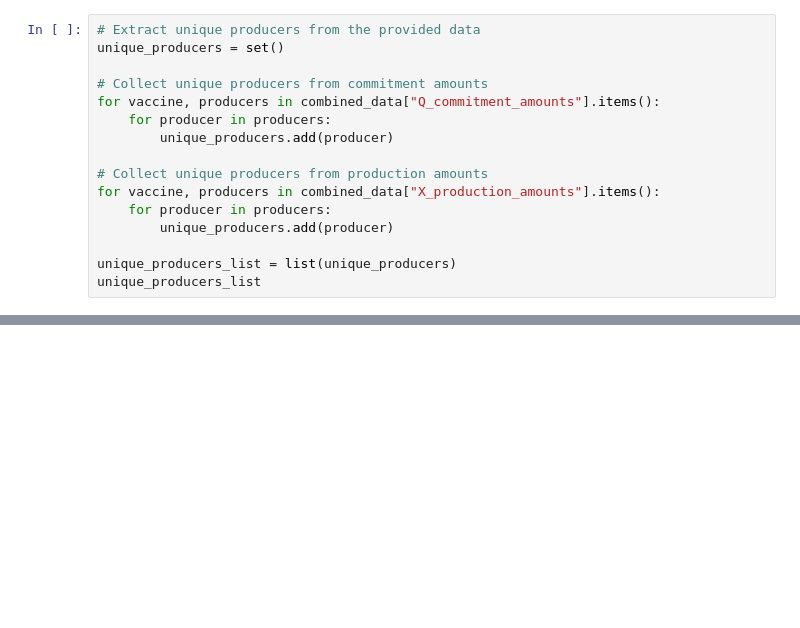
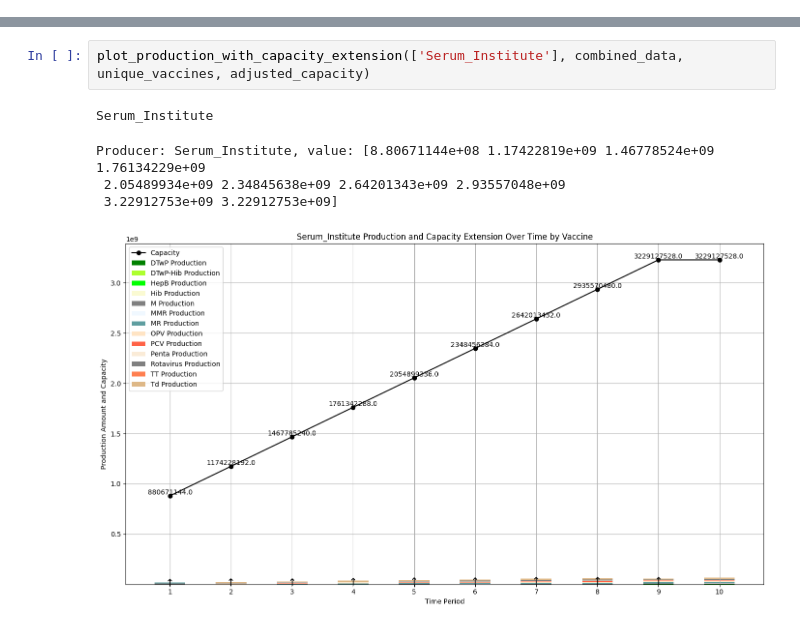
Before and after one commit to nuhorchak/Vaccine_Tender, a Jupyter notebook: visualization_tools/test_viz/munging_results.ipynb, the cells around one changed output, grey strips where cells are left out. Saved outputs shown, nothing was run; the diff lists cells and outputs as text; blank space fills up the shorter version.

```diff
--- a/visualization_tools/test_viz/munging_results.ipynb
+++ b/visualization_tools/test_viz/munging_results.ipynb
@@ -11,16 +13,0 @@ with open(file_path, 'r') as file:
-# %%
-# Extract unique producers from the provided data
-unique_producers = set()
-
-# Collect unique producers from commitment amounts
-for vaccine, producers in combined_data["Q_commitment_amounts"].items():
-    for producer in producers:
-        unique_producers.add(producer)
-
-# Collect unique producers from production amounts
-for vaccine, producers in combined_data["X_production_amounts"].items():
-    for producer in producers:
-        unique_producers.add(producer)
-
-unique_producers_list = list(unique_producers)
-unique_producers_list
@@ -374,0 +1001,8 @@ plt.show()
+# %%
+plot_production_with_capacity_extension(['Serum_Institute'], combined_data, unique_vaccines, adjusted_capacity)
+# %% [output]
+Serum_Institute
+Producer: Serum_Institute, value: [8.80671144e+08 1.17422819e+09 1.46778524e+09 1.76134229e+09
+ 2.05489934e+09 2.34845638e+09 2.64201343e+09 2.93557048e+09
+ 3.22912753e+09 3.22912753e+09]
+[figure, added]
```
Also changed, not shown: parts of 23 cells of this notebook, 13 other files.
